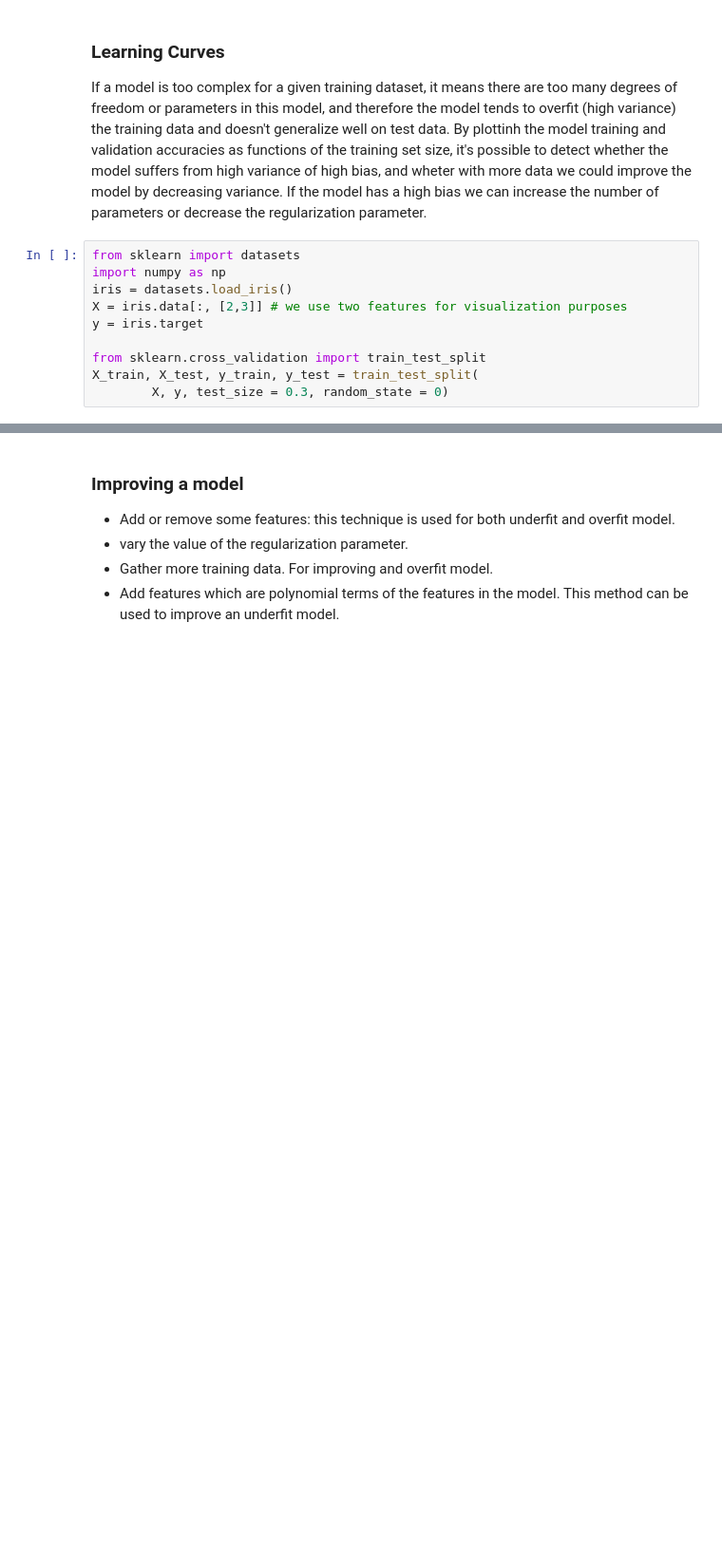
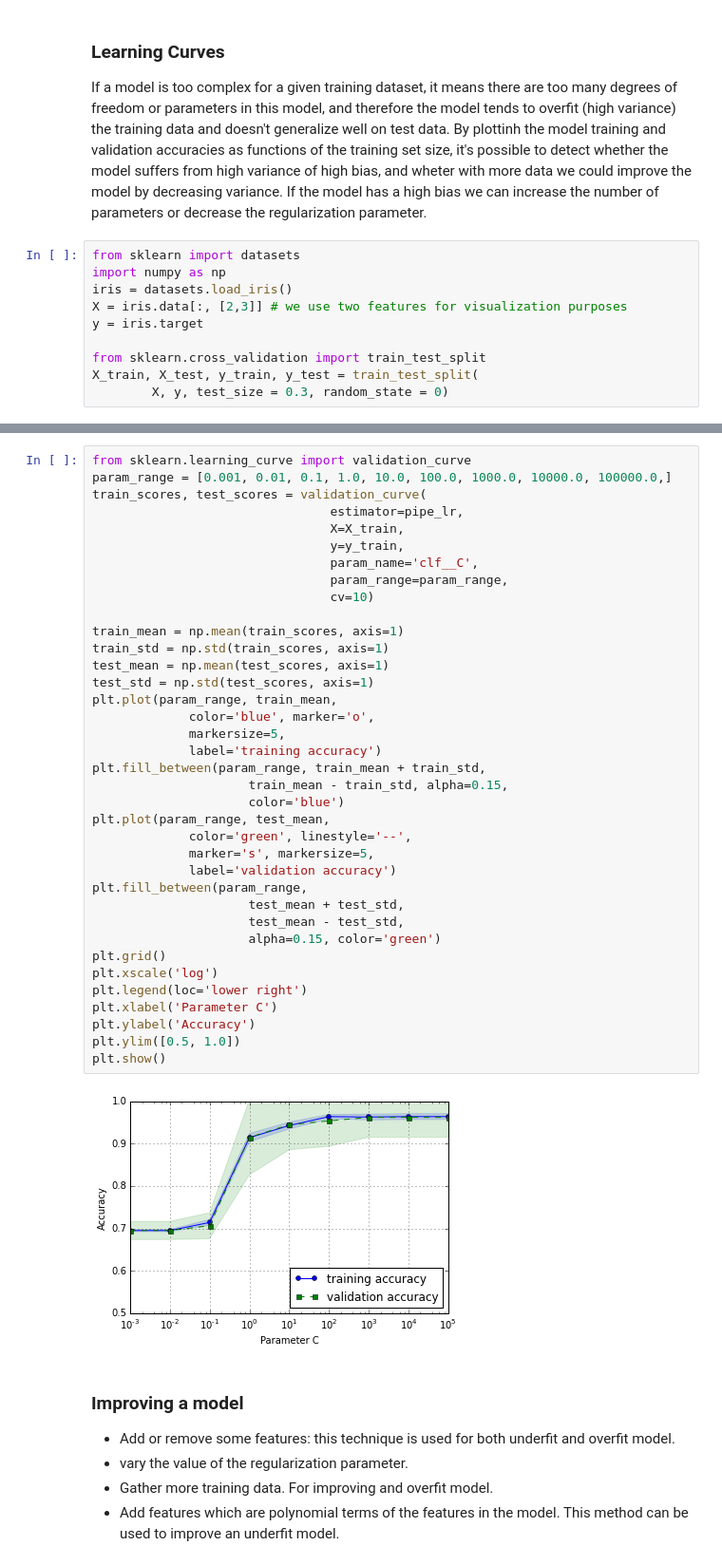
Before and after one commit to borjaeg/nlp_tests, a Jupyter notebook: Evaluation.ipynb, the cells around one changed output, grey strips where cells are left out. Shown: that part at 95% size. Drawn from its saved outputs; the diff is of its cells as text; blank space fills up the shorter version.

Commit message:
Learning curves while modifying some model parameters (regularization)

```diff
--- a/Evaluation.ipynb
+++ b/Evaluation.ipynb
@@ -121,3 +121,42 @@ plt.show()
+# %%
+from sklearn.learning_curve import validation_curve
+param_range = [0.001, 0.01, 0.1, 1.0, 10.0, 100.0, 1000.0, 10000.0, 100000.0,]
+train_scores, test_scores = validation_curve(
+                                estimator=pipe_lr,
+                                X=X_train,
+                                y=y_train,
+                                param_name='clf__C',
+                                param_range=param_range,
+                                cv=10)
+
+train_mean = np.mean(train_scores, axis=1)
+train_std = np.std(train_scores, axis=1)
+test_mean = np.mean(test_scores, axis=1)
+test_std = np.std(test_scores, axis=1)
+plt.plot(param_range, train_mean,
+             color='blue', marker='o',
+             markersize=5,
+             label='training accuracy')
+plt.fill_between(param_range, train_mean + train_std,
+                     train_mean - train_std, alpha=0.15,
+                     color='blue')
+plt.plot(param_range, test_mean,
+             color='green', linestyle='--',
+             marker='s', markersize=5,
+             label='validation accuracy')
+plt.fill_between(param_range,
+                     test_mean + test_std,
+                     test_mean - test_std,
+                     alpha=0.15, color='green')
+plt.grid()
+plt.xscale('log')
+plt.legend(loc='lower right')
+plt.xlabel('Parameter C')
+plt.ylabel('Accuracy')
+plt.ylim([0.5, 1.0])
+plt.show()
+# %% [output]
+[figure, added]
 # %% [markdown]
 ### Improving a model
 
```
Also changed, not shown: parts of 1 cell of this notebook.
